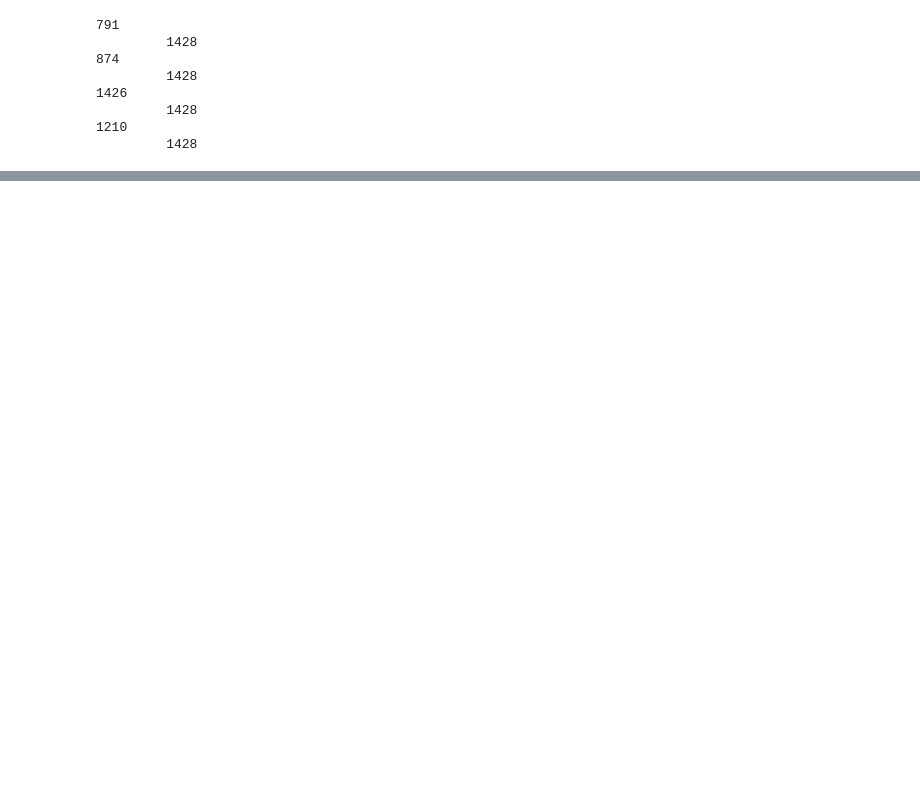
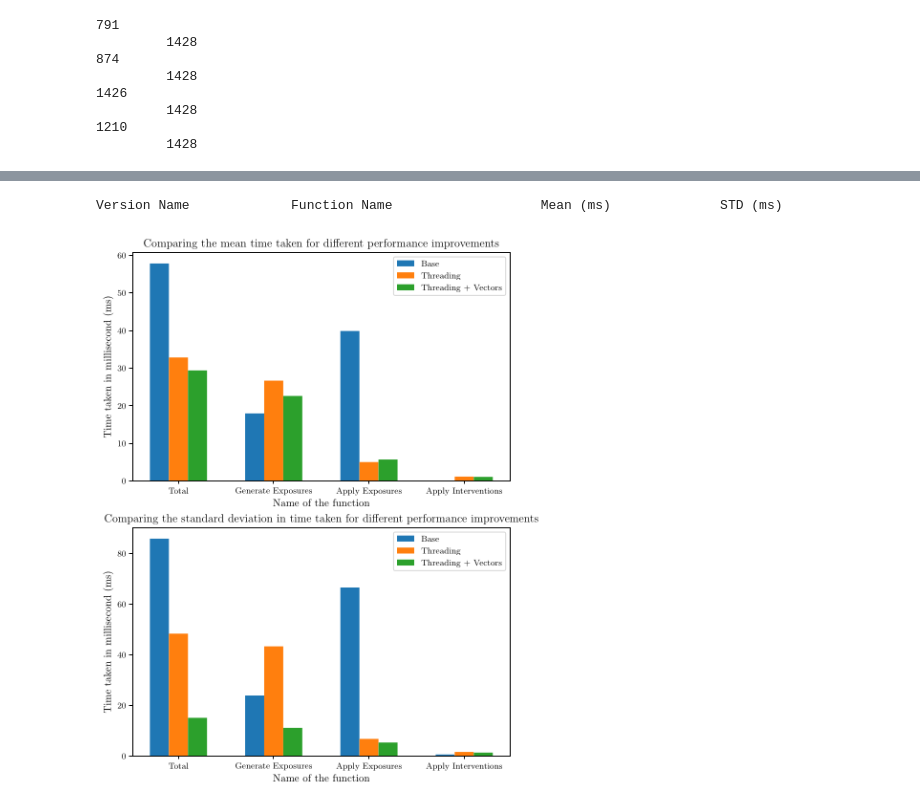
Before and after one commit to NoSuchThingAsRandom/EpidemicSimulator, a Jupyter notebook: statistics_results/statistics.ipynb, the cells around one changed output, grey strips where cells are left out. Drawn from its saved outputs; the diff is of its cells as text; code cells hidden in the pictures; blank space fills up the shorter version.

```diff
--- a/statistics_results/statistics.ipynb
+++ b/statistics_results/statistics.ipynb
@@ -124,3 +139,43 @@ Text(0.5, 0.98, 'Disease Stats Per Time Step')
+# %%
+fig,axes=plt.subplots(2,constrained_layout=True)
+fig.set_size_inches(6,8)
+print("Version Name\t\t","Function Name".ljust(20),"\t\t","Mean (ms)".ljust(8),"\t\tSTD (ms)")
+#"\t\t","Median (ms)".ljust(8),
+colours=["tab:blue","tab:orange","tab:green"]
+for index,function_name in enumerate(timings[list(timings.keys())[0]].keys()):
+    for sub_index,(pretty_name,(version_name,version_data)) in enumerate(zip(["Base","Threading","Threading + Vectors",""],timings.items())):
+        if pretty_name=="":
+            continue
+
+        sorted_data=sorted(list(version_data[function_name]))
+        #print(version_name," - ",function_name,", Median: ",np.median(sorted_data)*1000,"ms, Std: ",np.std(sorted_data)*1000,"ms")
+        #("%.3f" % (np.median(sorted_data)*1000)).ljust(8),"\t\t&",
+        #print(pretty_name.ljust(24),"\t\t&",function_name.ljust(20),"\t\t&",("%.3f" % (np.mean(sorted_data)*1000)).ljust(8),"\t\t&",("%.3f" % (np.std(sorted_data)*1000)),"\\\\")
+        if index==0:
+            axes[0].bar(index+(sub_index*0.2),(np.mean(sorted_data)*1000),0.2,label=pretty_name,color=colours[sub_index])
+            axes[1].bar(index+(sub_index*0.2),(np.std(sorted_data)*1000),0.2,label=pretty_name,color=colours[sub_index])
+        else:
+            axes[0].bar(index+(sub_index*0.2),(np.mean(sorted_data)*1000),0.2,color=colours[sub_index])
+            axes[1].bar(index+(sub_index*0.2),(np.std(sorted_data)*1000),0.2,color=colours[sub_index])
+axes[0].set_title("Comparing the mean time taken for different performance improvements")
+axes[1].set_title("Comparing the standard deviation in time taken for different performance improvements")
+axes[0].set_ylabel("Time taken in millisecond (ms)")
+axes[1].set_ylabel("Time taken in millisecond (ms)")
+axes[0].set_xlabel("Name of the function")
+axes[1].set_xlabel("Name of the function")
+axes[0].set_xticks([0.2,1.2,2.2,3.2],["Total","Generate Exposures","Apply Exposures","Apply Interventions"])
+axes[1].set_xticks([0.2,1.2,2.2,3.2],["Total","Generate Exposures","Apply Exposures","Apply Interventions"])
+
+axes[0].legend()
+axes[1].legend()
+        #axes[index].plot(range(0,size),version_data[function_name],label=pretty_name+" - "+function_name)
+        #axes[index].legend(loc="lower right")
+#fig.suptitle("Disease Stats Per Time Step")
+
+plt.savefig("performance_summary.pdf",format="pdf")
+# %% [output]
+Version Name             Function Name                   Mean (ms)              STD (ms)
+[figure, added]
 # %%
 fig,axes=plt.subplots(constrained_layout=True)
 for version_name,version_data in memory_usage.items():
```
Also changed, not shown: parts of 5 cells of this notebook, 2 other files.
